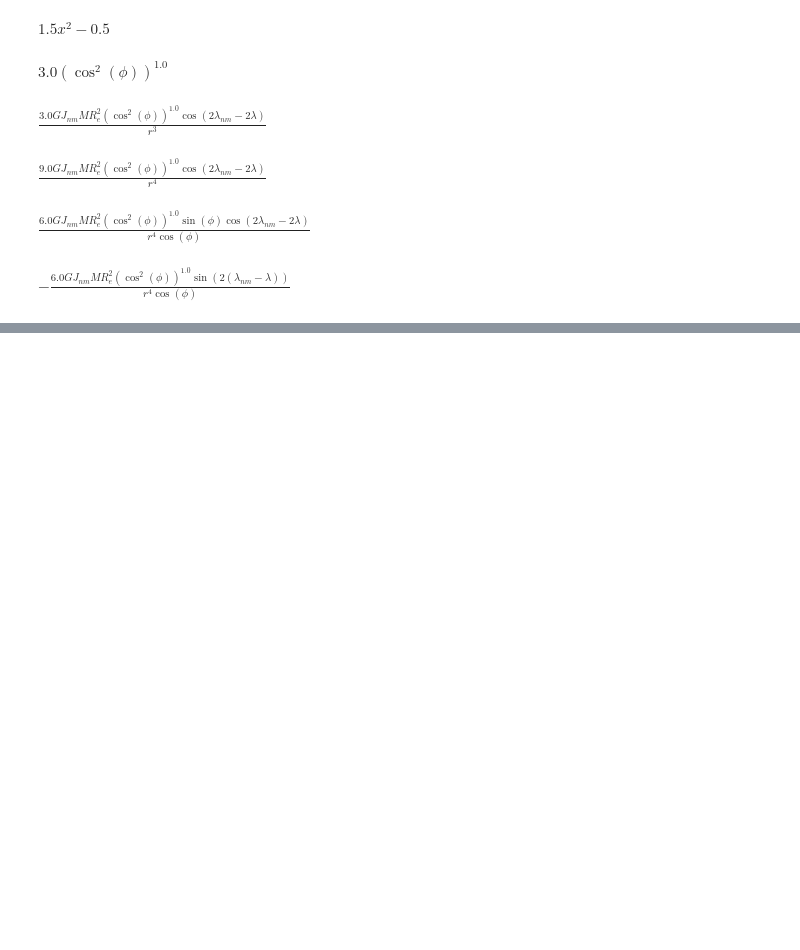
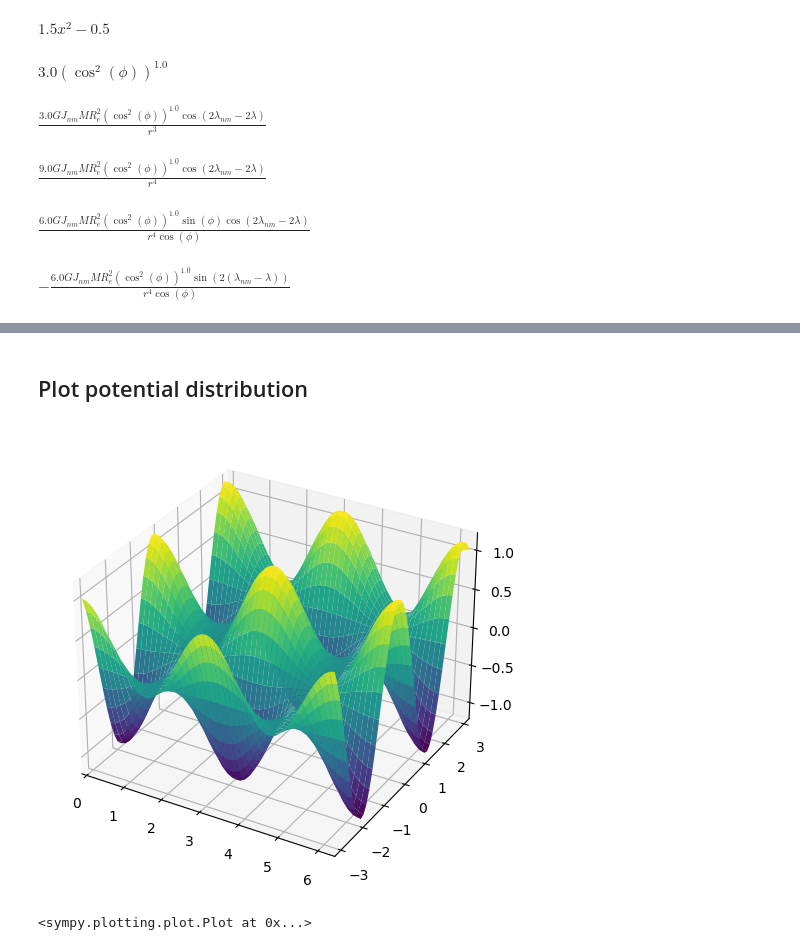
Before and after one commit to diegoomataix/ADCS_PyLibrary, a Jupyter notebook: Problems/Problems-ADCSII-3.ipynb, the cells around one changed output, grey strips where cells are left out. Cells and saved outputs as stored; diff of their text form; code cells hidden in the pictures; blank space fills up the shorter version.

```diff
--- a/Problems/Problems-ADCSII-3.ipynb
+++ b/Problems/Problems-ADCSII-3.ipynb
@@ -91,0 +111,12 @@ $\displaystyle - \frac{5.56293485840667 \cdot 10^{-8} \left(\cos^{2}{\left(\phi
+# %% [markdown]
+## Plot potential distribution
+# %%
+_, _, U, a_r, _, a_lamb = adcs_sym.non_spherical_pot(2, 2, True, 1.81e-6, -np.deg2rad(14.9), 35786e3)
+from sympy.plotting import plot3d
+U = U.subs(R_e, 6.371e6).subs(G, 6.6743e-11).subs(r, 35786e3+6.371e6).subs(M, 5.972167867791379e+24).subs(Jnm, 1.81e-6).subs(lamb_nm, -np.deg2rad(14.9)) # To plot it
+
+
+plot3d(U, (phi, 0, 2*np.pi), (Symbol('lambda'), -np.pi, np.pi))
+# %% [output]
+[figure, added]
+<sympy.plotting.plot.Plot at 0x...>
```
Also changed, not shown: parts of 6 cells of this notebook, 1 other file.
